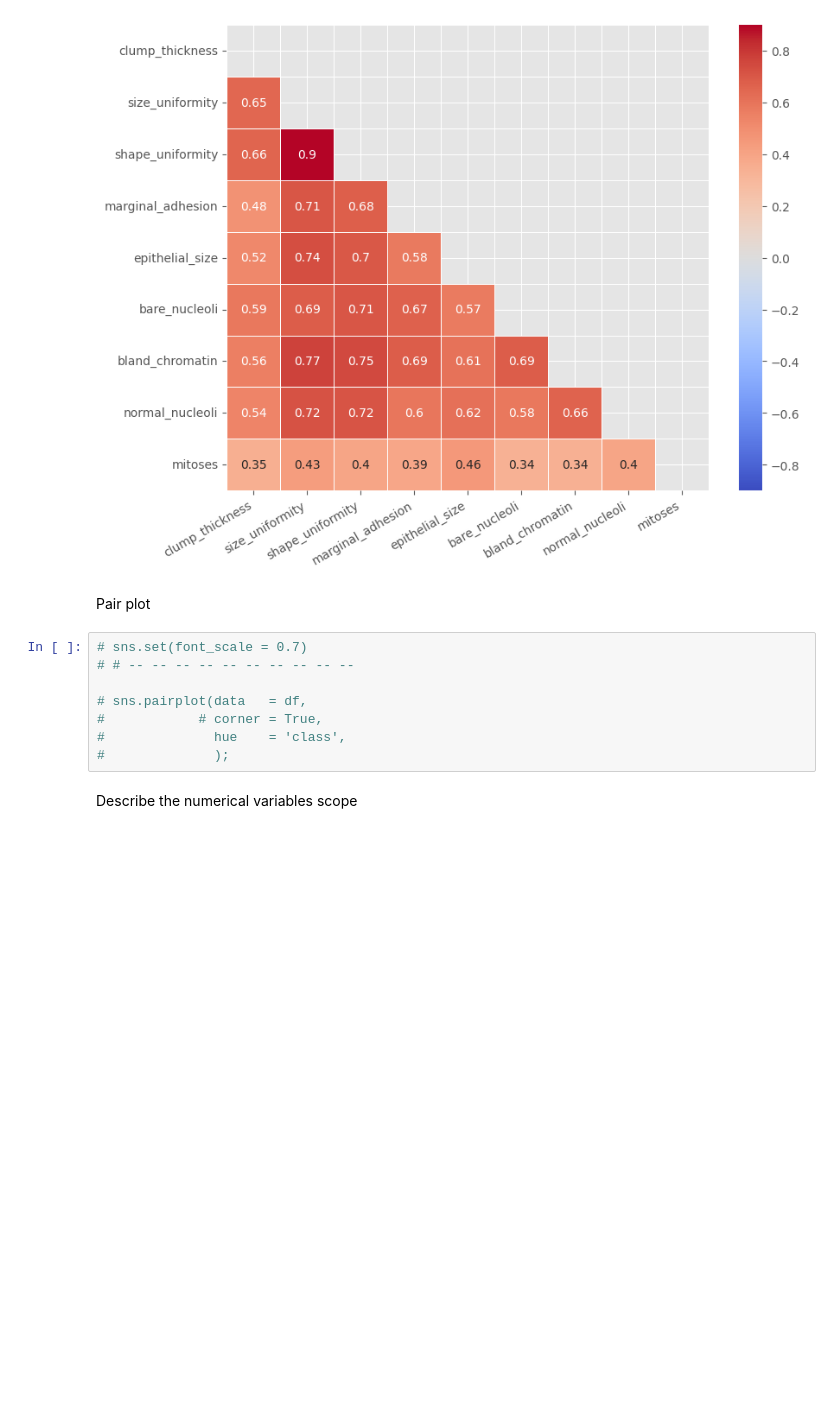
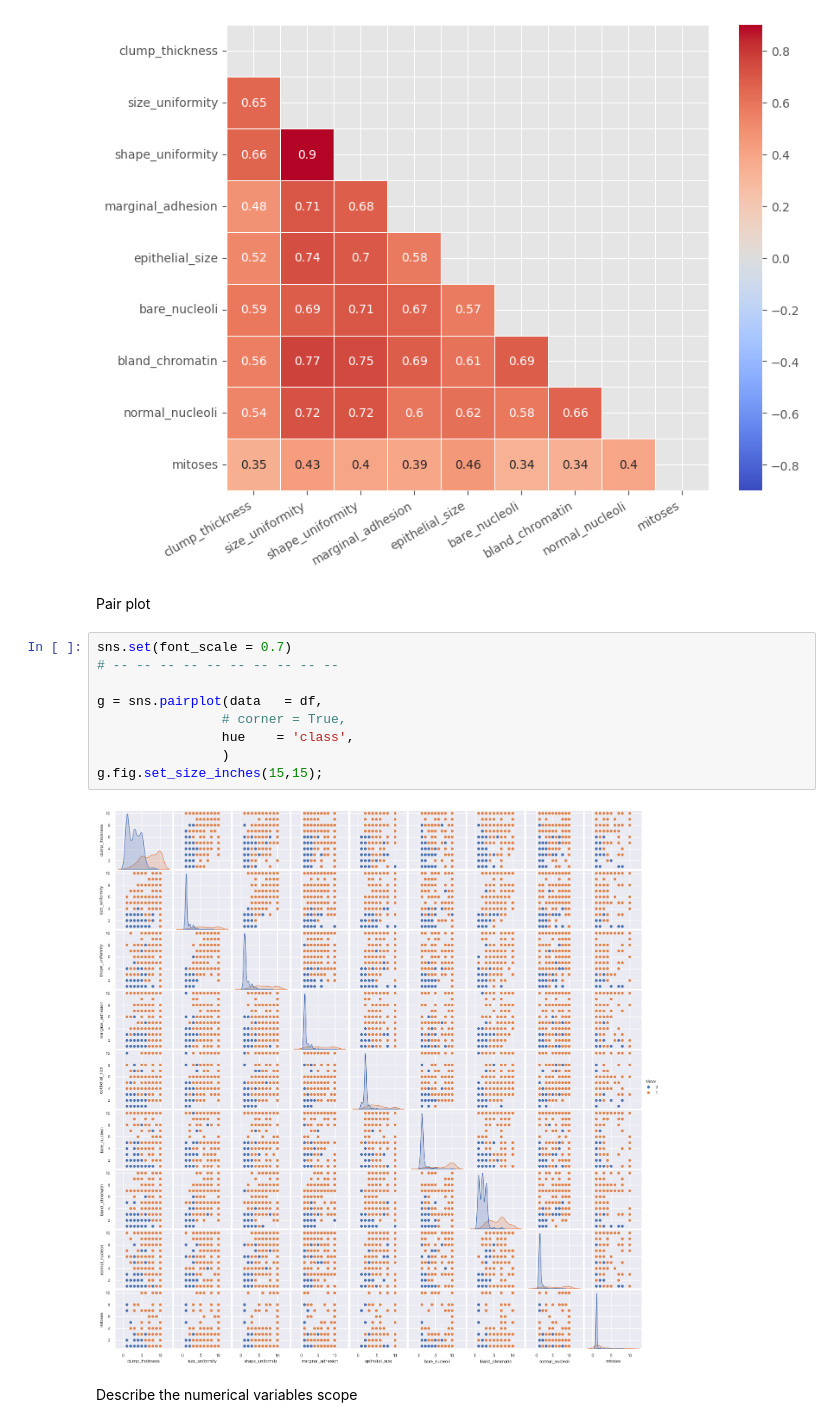
Before and after one commit to Joe-ElM/Breast-Cancer, a Jupyter notebook: Notebooks/1. EDA.ipynb, the cells around one changed output. Saved outputs shown, nothing was run; the diff lists cells and outputs as text; blank space fills up the shorter version.

```diff
--- a/Notebooks/1. EDA.ipynb
+++ b/Notebooks/1. EDA.ipynb
@@ -179,13 +181,16 @@ ax.set_xticklabels(ax.get_xticklabels(), rotation = 30, ha = 'right');
 # %% [markdown]
 Pair plot
 # %%
-# sns.set(font_scale = 0.7)
-# # -- -- -- -- -- -- -- -- -- --
+sns.set(font_scale = 0.7)
+# -- -- -- -- -- -- -- -- -- --
 
-# sns.pairplot(data   = df,
-#            # corner = True,
-#              hue    = 'class',
-#              );
+g = sns.pairplot(data   = df,
+                # corner = True,
+                hue    = 'class',
+                )
+g.fig.set_size_inches(15,15);
+# %% [output]
+[figure, added]
 # %% [markdown]
 Describe the numerical variables scope
 # %%
```
Also changed, not shown: parts of 7 cells of this notebook.
